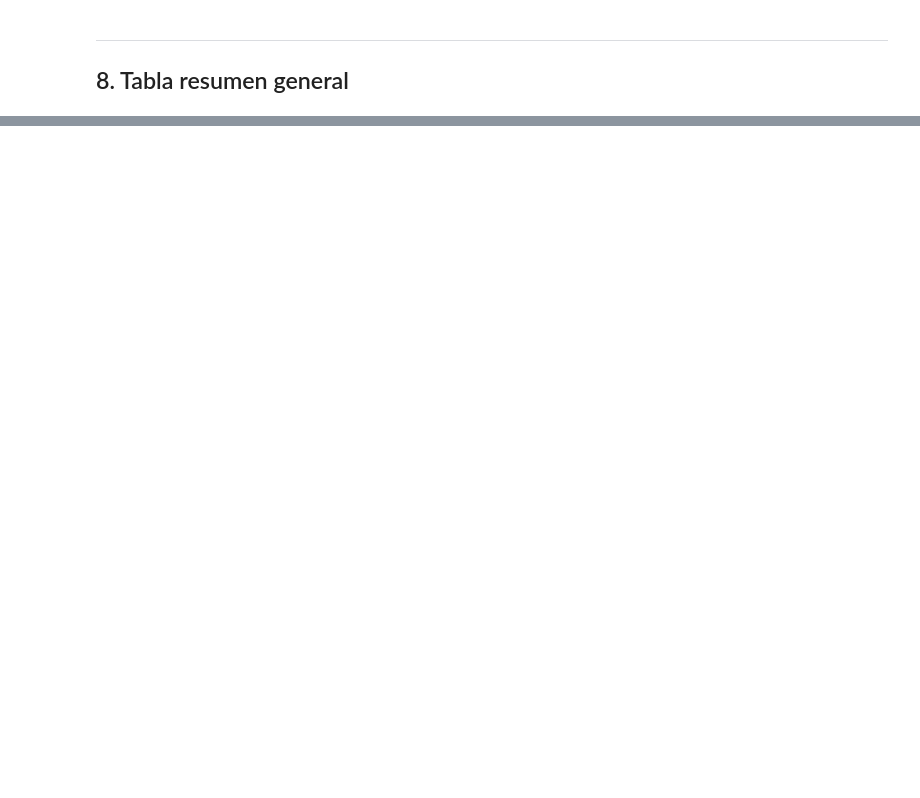
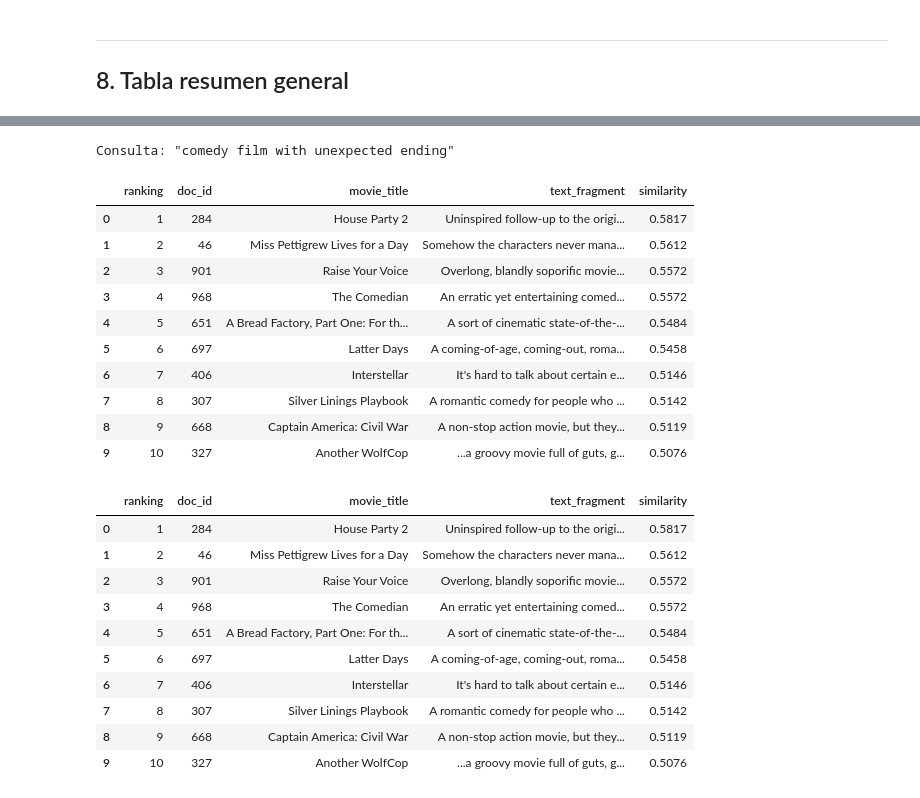
Before and after one commit to LAINE30/Recuperacion_Informacion, a Jupyter notebook: Examen1Bim/CoronadoLuis_ex1bim_ir26a.ipynb, the cells around one changed output, grey strips where cells are left out. Cells and saved outputs as stored; diff of their text form; code cells hidden in the pictures; blank space fills up the shorter version.

```diff
--- a/Examen1Bim/CoronadoLuis_ex1bim_ir26a.ipynb
+++ b/Examen1Bim/CoronadoLuis_ex1bim_ir26a.ipynb
@@ -386,0 +722,34 @@ Tabla resumen: Top-1 por consulta
+# %%
+def search(query: str, k: int = 5):
+    """Wrapper conveniente para consultas ad-hoc."""
+    results = retrieve(query, model, doc_embeddings, df, k=k)
+    print(f'Consulta: "{query}"')
+    display(results)
+    return results
+
+# Ejemplo de uso:
+search('comedy film with unexpected ending', k=10)
+# %% [output]
+Consulta: "comedy film with unexpected ending"
+|  | ranking | doc_id | movie_title | text_fragment | similarity |
+| 0 | 1 | 284 | House Party 2 | Uninspired follow-up to the origi... | 0.5817 |
+| 1 | 2 | 46 | Miss Pettigrew Lives for a Day | Somehow the characters never mana... | 0.5612 |
+| 2 | 3 | 901 | Raise Your Voice | Overlong, blandly soporific movie... | 0.5572 |
+| 3 | 4 | 968 | The Comedian | An erratic yet entertaining comed... | 0.5572 |
+| 4 | 5 | 651 | A Bread Factory, Part One: For th... | A sort of cinematic state-of-the-... | 0.5484 |
+| 5 | 6 | 697 | Latter Days | A coming-of-age, coming-out, roma... | 0.5458 |
+| 6 | 7 | 406 | Interstellar | It's hard to talk about certain e... | 0.5146 |
+| 7 | 8 | 307 | Silver Linings Playbook | A romantic comedy for people who ... | 0.5142 |
+| 8 | 9 | 668 | Captain America: Civil War | A non-stop action movie, but they... | 0.5119 |
+| 9 | 10 | 327 | Another WolfCop | ...a groovy movie full of guts, g... | 0.5076 |
+|  | ranking | doc_id | movie_title | text_fragment | similarity |
+| 0 | 1 | 284 | House Party 2 | Uninspired follow-up to the origi... | 0.5817 |
+| 1 | 2 | 46 | Miss Pettigrew Lives for a Day | Somehow the characters never mana... | 0.5612 |
+| 2 | 3 | 901 | Raise Your Voice | Overlong, blandly soporific movie... | 0.5572 |
+| 3 | 4 | 968 | The Comedian | An erratic yet entertaining comed... | 0.5572 |
+| 4 | 5 | 651 | A Bread Factory, Part One: For th... | A sort of cinematic state-of-the-... | 0.5484 |
+| 5 | 6 | 697 | Latter Days | A coming-of-age, coming-out, roma... | 0.5458 |
+| 6 | 7 | 406 | Interstellar | It's hard to talk about certain e... | 0.5146 |
+| 7 | 8 | 307 | Silver Linings Playbook | A romantic comedy for people who ... | 0.5142 |
+| 8 | 9 | 668 | Captain America: Civil War | A non-stop action movie, but they... | 0.5119 |
+| 9 | 10 | 327 | Another WolfCop | ...a groovy movie full of guts, g... | 0.5076 |
```
Also changed, not shown: parts of 16 cells of this notebook, 3 other files.
